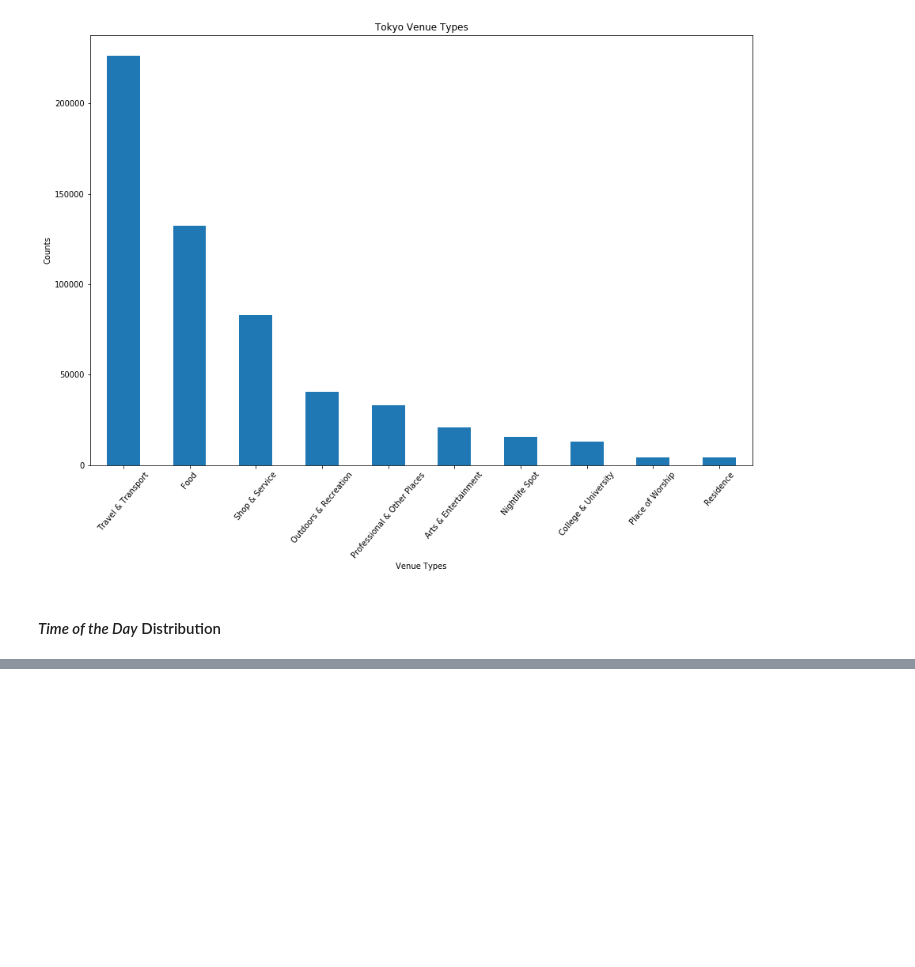
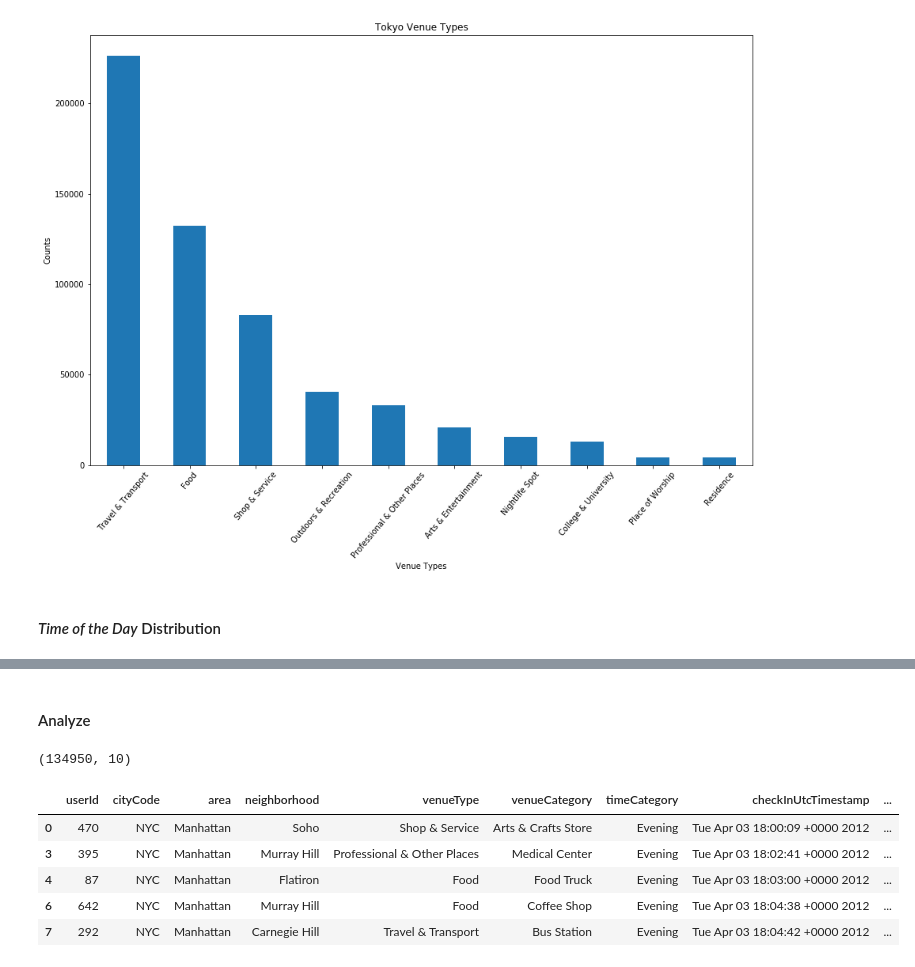
Before and after one commit to Shailendra-Singh/coursera-capstone, a Jupyter notebook: Projects/Battle of Neighbourhoods/Analysis of NYC and Tokyo Check-ins (Foursquare).ipynb, the cells around one changed output, grey strips where cells are left out. Drawn from its saved outputs; the diff is of its cells as text; code cells hidden in the pictures; blank space fills up the shorter version.

```diff
--- a/Projects/Battle of Neighbourhoods/Analysis of NYC and Tokyo Check-ins (Foursquare).ipynb
+++ b/Projects/Battle of Neighbourhoods/Analysis of NYC and Tokyo Check-ins (Foursquare).ipynb
@@ -539,0 +709,2 @@ world_map.choropleth(
+# %% [markdown]
+#### Analyze
@@ -539,0 +713,11 @@ world_map.choropleth(
+# %%
+print(manhattan_venues.shape)
+manhattan_venues.head()
+# %% [output]
+(134950, 10)
+|  | userId | cityCode | area | neighborhood | venueType | venueCategory | timeCategory | checkInUtcTimestamp | ... |
+| 0 | 470 | NYC | Manhattan | Soho | Shop & Service | Arts & Crafts Store | Evening | Tue Apr 03 18:00:09 +0000 2012 | ... |
+| 3 | 395 | NYC | Manhattan | Murray Hill | Professional & Other Places | Medical Center | Evening | Tue Apr 03 18:02:41 +0000 2012 | ... |
+| 4 | 87 | NYC | Manhattan | Flatiron | Food | Food Truck | Evening | Tue Apr 03 18:03:00 +0000 2012 | ... |
+| 6 | 642 | NYC | Manhattan | Murray Hill | Food | Coffee Shop | Evening | Tue Apr 03 18:04:38 +0000 2012 | ... |
+| 7 | 292 | NYC | Manhattan | Carnegie Hill | Travel & Transport | Bus Station | Evening | Tue Apr 03 18:04:42 +0000 2012 | ... |
```
Also changed, not shown: parts of 79 cells of this notebook, 4 other files.
